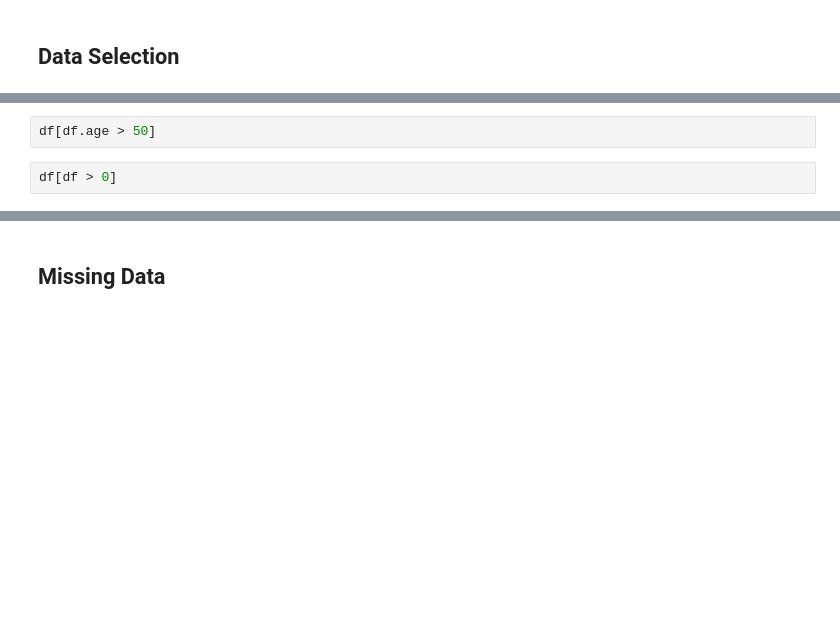
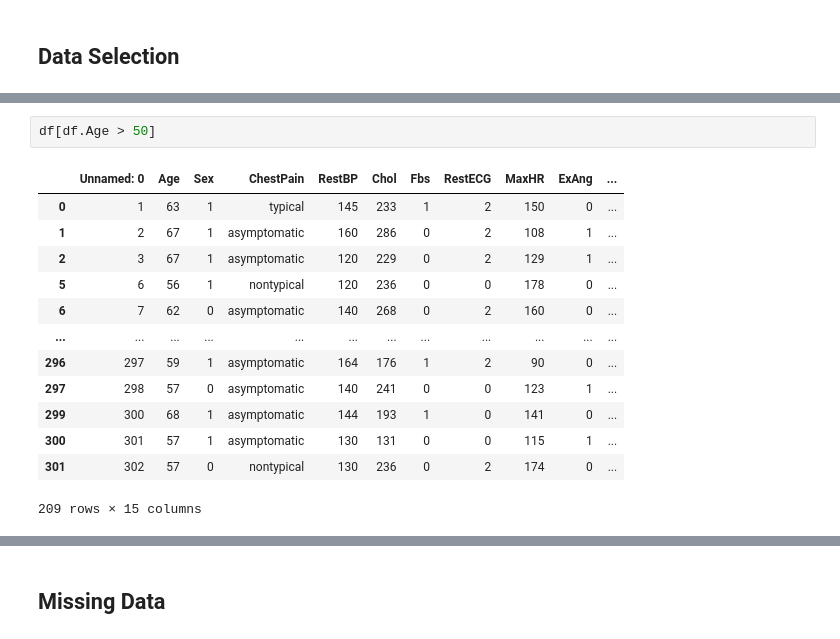
Before and after one commit to ntumitolab/mmsb-bebi-5009-python, a Jupyter notebook: docs/pandas.ipynb, the cells around one changed output, grey strips where cells are left out. Drawn from its saved outputs; the diff is of its cells as text; blank space fills up the shorter version.

```diff
--- a/docs/pandas.ipynb
+++ b/docs/pandas.ipynb
@@ -98,7 +367,19 @@ df['age'] > 50
 # %%
-df[df.age > 50]
+df[df.Age > 50]
+# %% [output]
+|  | Unnamed: 0 | Age | Sex | ChestPain | RestBP | Chol | Fbs | RestECG | MaxHR | ExAng | ... |
+| 0 | 1 | 63 | 1 | typical | 145 | 233 | 1 | 2 | 150 | 0 | ... |
+| 1 | 2 | 67 | 1 | asymptomatic | 160 | 286 | 0 | 2 | 108 | 1 | ... |
+| 2 | 3 | 67 | 1 | asymptomatic | 120 | 229 | 0 | 2 | 129 | 1 | ... |
+| 5 | 6 | 56 | 1 | nontypical | 120 | 236 | 0 | 0 | 178 | 0 | ... |
+| 6 | 7 | 62 | 0 | asymptomatic | 140 | 268 | 0 | 2 | 160 | 0 | ... |
+| ... | ... | ... | ... | ... | ... | ... | ... | ... | ... | ... | ... |
+| 296 | 297 | 59 | 1 | asymptomatic | 164 | 176 | 1 | 2 | 90 | 0 | ... |
+| 297 | 298 | 57 | 0 | asymptomatic | 140 | 241 | 0 | 0 | 123 | 1 | ... |
+| 299 | 300 | 68 | 1 | asymptomatic | 144 | 193 | 1 | 0 | 141 | 0 | ... |
+| 300 | 301 | 57 | 1 | asymptomatic | 130 | 131 | 0 | 0 | 115 | 1 | ... |
+| 301 | 302 | 57 | 0 | nontypical | 130 | 236 | 0 | 2 | 174 | 0 | ... |
+209 rows × 15 columns
-# %%
-df[df > 0]
 # %%
 df2 = df.copy()
 df2 = df2.iloc[0: 5, :]
```
Also changed, not shown: parts of 68 cells of this notebook, 11 other files.
